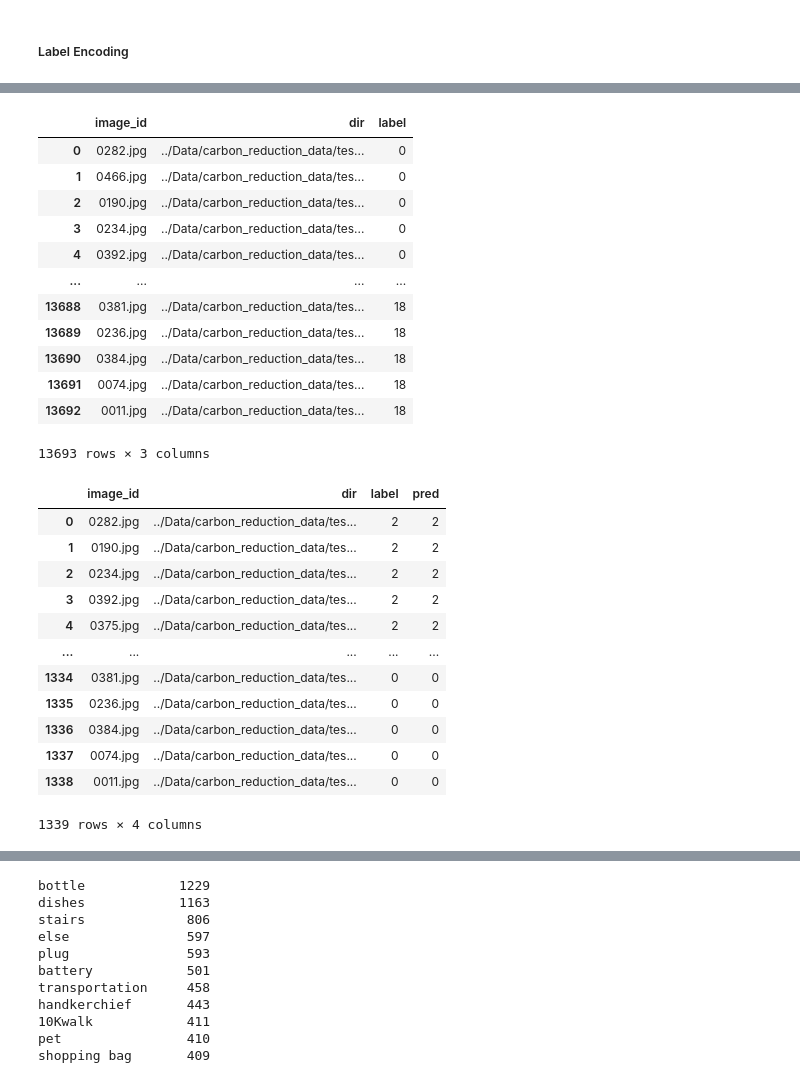
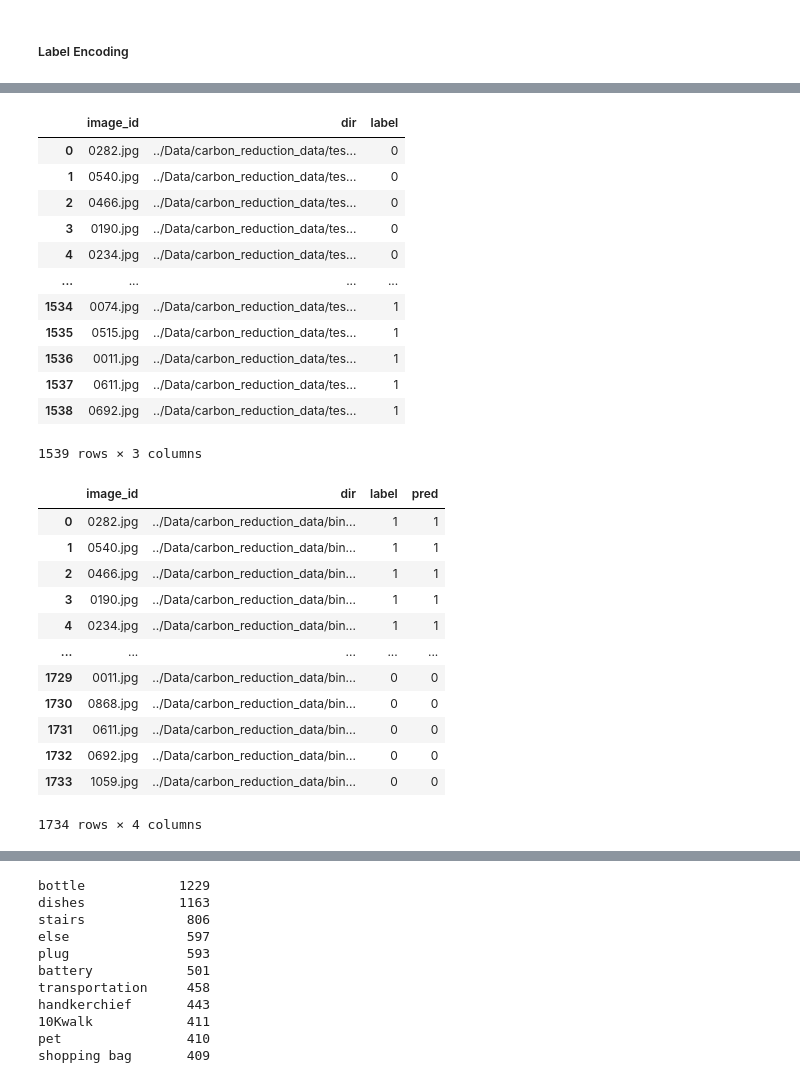
Before and after one commit to hojunking/KD_models, a Jupyter notebook: teacher_classifier.ipynb, the cells around one changed output, grey strips where cells are left out. Saved outputs shown, nothing was run; the diff lists cells and outputs as text; code cells hidden in the pictures.

```diff
--- a/teacher_classifier.ipynb
+++ b/teacher_classifier.ipynb
@@ -56,7 +56,7 @@ CFG = {
 # %% [markdown]
 #### wandb init
 # %%
-category = 'dishes'
+category = 'pet'
 time_now = dt.datetime.now()
 run_id = time_now.strftime("%Y%m%d%H%M")
 project_name = 'KD_'+ CFG['model'] + '_' + category
@@ -64,8 +64,8 @@ user = 'hojunking'
 run_name = project_name + '_' + run_id
 # %%
 # TRAIN DATASET DATAFRAME
-train_path = '../Data/carbon_reduction_data/train/'
-label_list = ['wrap','leftover','green dish']
+train_path = '../Data/carbon_reduction_data/bin/train/'
+label_list = ["unlabeled","labeled"]
 
 train_img_paths = []
 train_img_labels = []
@@ -98,6 +97,6 @@ Train_Images_labels: 4010
 # %%
 # TEST DATASET DATAFRAME
-test_path = '../Data/carbon_reduction_data/test/'
+test_path = '../Data/carbon_reduction_data/bin/test/'
 test_img_paths = []
 test_img_labels = []
 
@@ -651,17 +651,17 @@ test
 # %% [output]
 |  | image_id | dir | label |
 | 0 | 0282.jpg | ../Data/carbon_reduction_data/tes... | 0 |
-| 1 | 0466.jpg | ../Data/carbon_reduction_data/tes... | 0 |
-| 2 | 0190.jpg | ../Data/carbon_reduction_data/tes... | 0 |
-| 3 | 0234.jpg | ../Data/carbon_reduction_data/tes... | 0 |
-| 4 | 0392.jpg | ../Data/carbon_reduction_data/tes... | 0 |
+| 1 | 0540.jpg | ../Data/carbon_reduction_data/tes... | 0 |
+| 2 | 0466.jpg | ../Data/carbon_reduction_data/tes... | 0 |
+| 3 | 0190.jpg | ../Data/carbon_reduction_data/tes... | 0 |
+| 4 | 0234.jpg | ../Data/carbon_reduction_data/tes... | 0 |
 | ... | ... | ... | ... |
-| 13688 | 0381.jpg | ../Data/carbon_reduction_data/tes... | 18 |
-| 13689 | 0236.jpg | ../Data/carbon_reduction_data/tes... | 18 |
-| 13690 | 0384.jpg | ../Data/carbon_reduction_data/tes... | 18 |
-| 13691 | 0074.jpg | ../Data/carbon_reduction_data/tes... | 18 |
-| 13692 | 0011.jpg | ../Data/carbon_reduction_data/tes... | 18 |
+| 1534 | 0074.jpg | ../Data/carbon_reduction_data/tes... | 1 |
+| 1535 | 0515.jpg | ../Data/carbon_reduction_data/tes... | 1 |
+| 1536 | 0011.jpg | ../Data/carbon_reduction_data/tes... | 1 |
+| 1537 | 0611.jpg | ../Data/carbon_reduction_data/tes... | 1 |
+| 1538 | 0692.jpg | ../Data/carbon_reduction_data/tes... | 1 |
-13693 rows × 3 columns
+1539 rows × 3 columns
 # %%
 ########################## inference #############################
 def inference(model, data_loader, device):
@@ -680,48 +680,48 @@ def inference(model, data_loader, device):
 # %%
 # RUN INFERENCE
 model = Teacher(CFG['model'], test.label.nunique(), pretrained=True)
-load_model = CFG['model_path'] + '/KD_resnet152_dishes_202305200035/' + CFG['model'] + '.pth'
+load_model = CFG['model_path'] + '/KD_resnet152_pet_202305202118/' + CFG['model'] + '.pth'
 test_dir = test.dir.values
 
 tst_ds = CustomDataset(test, test_dir, transform=transform_test, output_label=False)
 tst_loader = torch.utils.data.DataLoader(
     tst_ds,
     batch_size=CFG['train_bs'],
     num_workers=CFG['num_workers'],
     shuffle=False,
     pin_memory=True
 )
 device = torch.device(CFG['device'])
 
 # INFERENCE VIA MULTI-GPU
 # if torch.cuda.device_count() > 1:
 #         model = nn.DataParallel(model)
 model.to(device)
 
 # RUN INFERENCE
 predictions = []
 model.load_state_dict(torch.load(load_model))
 with torch.no_grad():
     predictions += [inference(model, tst_loader, device)]
 
 
 predictions = np.mean(predictions, axis=0)
 test['pred'] = np.argmax(predictions, axis=1)
 test
 # %% [output]
 |  | image_id | dir | label | pred |
-| 0 | 0282.jpg | ../Data/carbon_reduction_data/tes... | 2 | 2 |
-| 1 | 0190.jpg | ../Data/carbon_reduction_data/tes... | 2 | 2 |
-| 2 | 0234.jpg | ../Data/carbon_reduction_data/tes... | 2 | 2 |
-| 3 | 0392.jpg | ../Data/carbon_reduction_data/tes... | 2 | 2 |
-| 4 | 0375.jpg | ../Data/carbon_reduction_data/tes... | 2 | 2 |
+| 0 | 0282.jpg | ../Data/carbon_reduction_data/bin... | 1 | 1 |
+| 1 | 0540.jpg | ../Data/carbon_reduction_data/bin... | 1 | 1 |
+| 2 | 0466.jpg | ../Data/carbon_reduction_data/bin... | 1 | 1 |
+| 3 | 0190.jpg | ../Data/carbon_reduction_data/bin... | 1 | 1 |
+| 4 | 0234.jpg | ../Data/carbon_reduction_data/bin... | 1 | 1 |
 | ... | ... | ... | ... | ... |
-| 1334 | 0381.jpg | ../Data/carbon_reduction_data/tes... | 0 | 0 |
-| 1335 | 0236.jpg | ../Data/carbon_reduction_data/tes... | 0 | 0 |
-| 1336 | 0384.jpg | ../Data/carbon_reduction_data/tes... | 0 | 0 |
-| 1337 | 0074.jpg | ../Data/carbon_reduction_data/tes... | 0 | 0 |
-| 1338 | 0011.jpg | ../Data/carbon_reduction_data/tes... | 0 | 0 |
+| 1729 | 0011.jpg | ../Data/carbon_reduction_data/bin... | 0 | 0 |
+| 1730 | 0868.jpg | ../Data/carbon_reduction_data/bin... | 0 | 0 |
+| 1731 | 0611.jpg | ../Data/carbon_reduction_data/bin... | 0 | 0 |
+| 1732 | 0692.jpg | ../Data/carbon_reduction_data/bin... | 0 | 0 |
+| 1733 | 1059.jpg | ../Data/carbon_reduction_data/bin... | 0 | 0 |
-1339 rows × 4 columns
+1734 rows × 4 columns
 # %%
 test['label'] = le.inverse_transform(test['label'].values)
 test['pred'] = le.inverse_transform(test['pred'].values)
```
Also changed, not shown: parts of 8 cells of this notebook, 2 other files.
